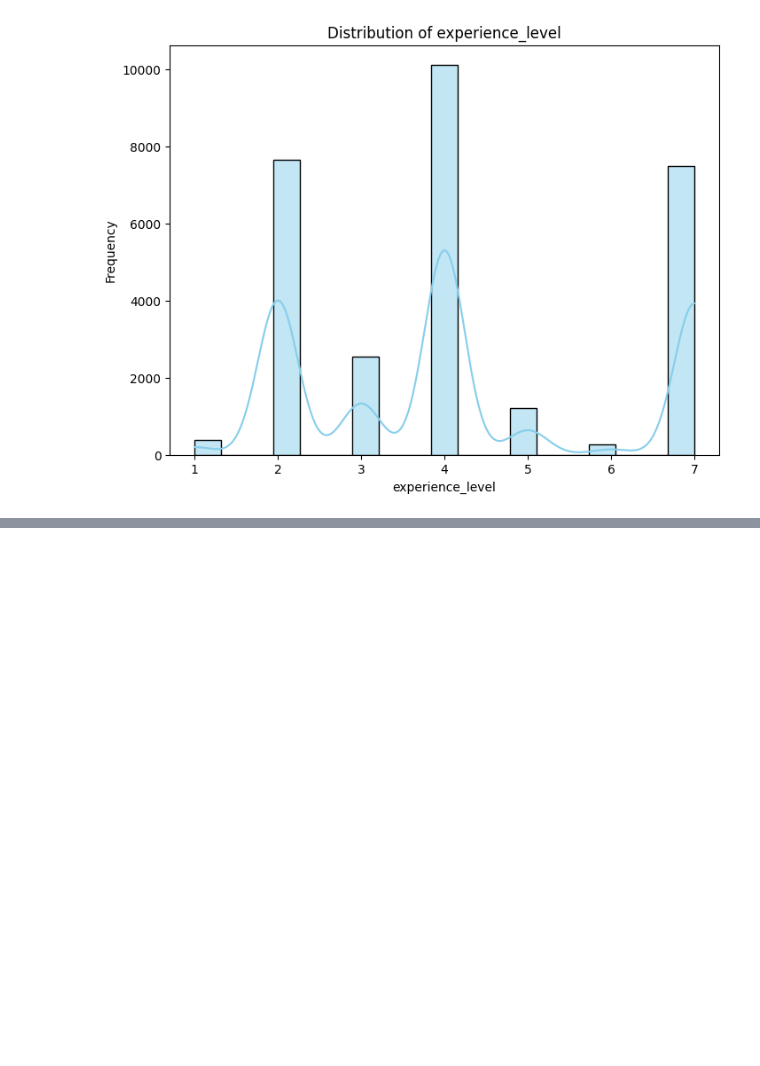
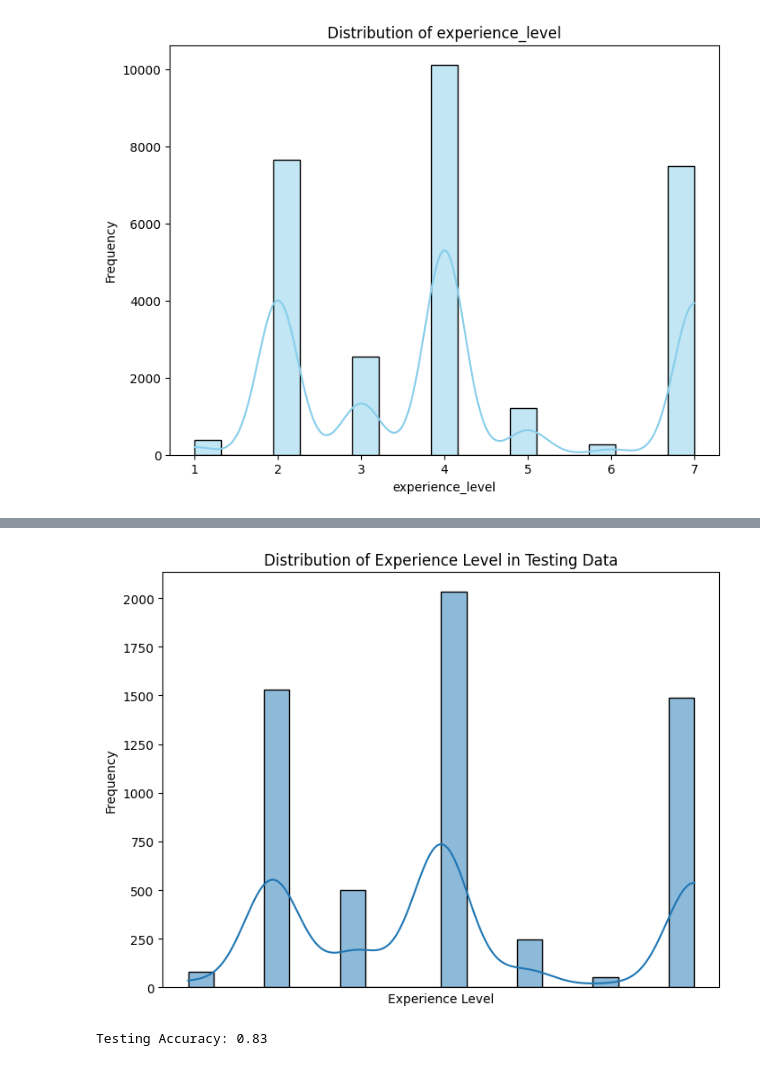
Before and after one commit to FlorianHalimi/LinkedIn-Job-Analysis-Data-Preprocessing-Visualization, a Jupyter notebook: data_preprocessing.ipynb, the cells around one changed output, grey strips where cells are left out. Cells and saved outputs as stored; diff of their text form; code cells hidden in the pictures; blank space fills up the shorter version.

```diff
--- a/data_preprocessing.ipynb
+++ b/data_preprocessing.ipynb
@@ -909,0 +942,30 @@ plt.show()
+# %%
+# Visualizing the distribution of 'experience_level' in the testing set
+plt.figure(figsize=(8, 6))
+sns.histplot(y_test, bins=20, kde=True)
+plt.title('Distribution of Experience Level in Testing Data')
+plt.xlabel('Experience Level')
+plt.ylabel('Frequency')
+plt.show()
+# %% [output]
+[figure, added]
+# %%
+from sklearn.linear_model import LogisticRegression
+from sklearn.metrics import accuracy_score
+
+# Instantiate the model
+model = LogisticRegression()
+
+# Train the model on the training data
+model.fit(X_train, y_train)
+
+# Predict on training and testing data
+y_train_pred = model.predict(X_train)
+y_test_pred = model.predict(X_test)
+
+# Calculate accuracy for testing data
+test_accuracy = accuracy_score(y_test, y_test_pred)
+
+print(f"Testing Accuracy: {test_accuracy}")
+# %% [output]
+Testing Accuracy: 0.83
```
Also changed, not shown: parts of 6 cells of this notebook.
